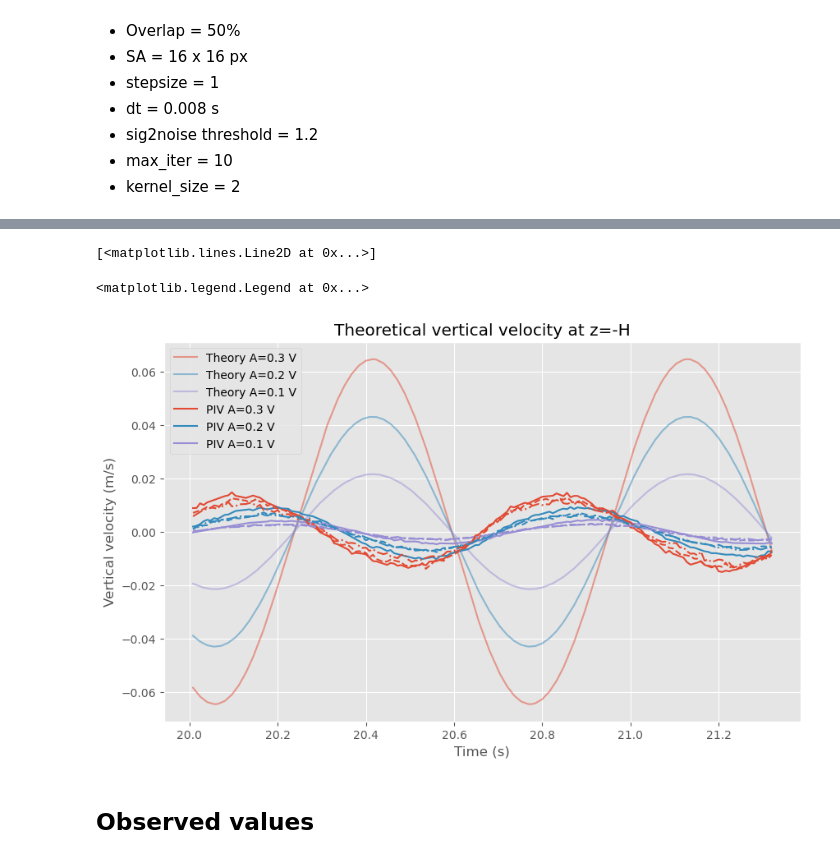
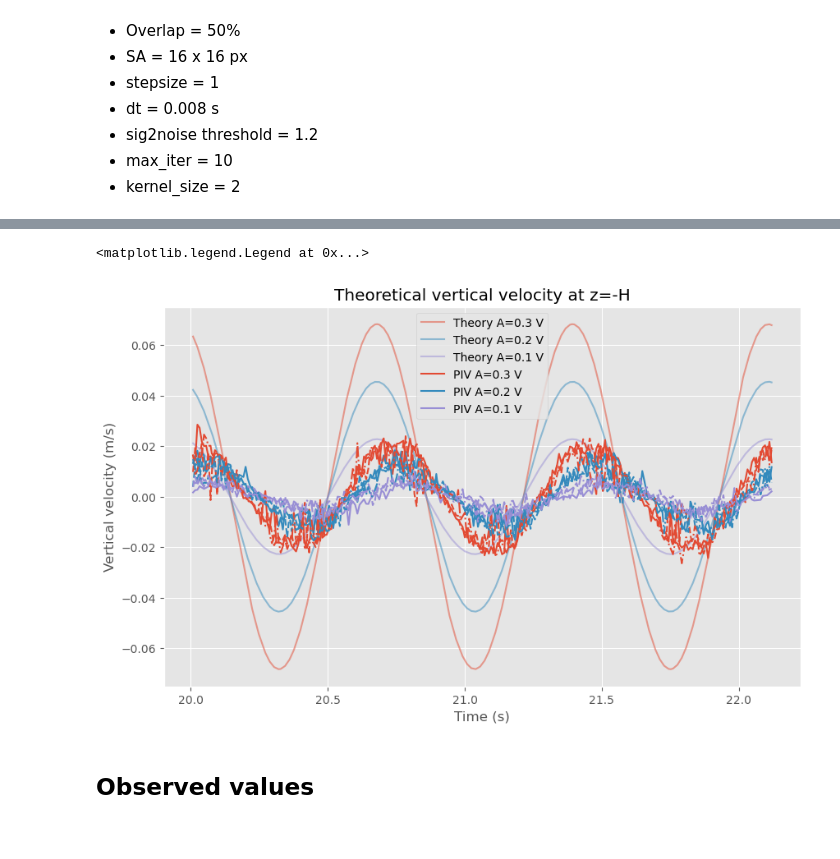
Before and after one commit to kjes4pres/Master_code, a Jupyter notebook: Lab/PIV/vertical_velocity.ipynb, the cells around one changed output, grey strips where cells are left out. Saved outputs shown, nothing was run; the diff lists cells and outputs as text; code cells hidden in the pictures.

```diff
--- a/Lab/PIV/vertical_velocity.ipynb
+++ b/Lab/PIV/vertical_velocity.ipynb
@@ -41,17 +39,17 @@ warnings.filterwarnings("ignore")
 # %%
 base_path = '/Users/kjesta/Desktop/LABDATA/PIV/Results/zoom/'
 # Results from PIV processing
-piv_a03_r1 = pd.read_csv(base_path + 'f14a03_zoom_res_r1.csv')
-piv_a03_r2 = pd.read_csv(base_path + 'f14a03_zoom_res_r2.csv')
+piv_a03_r1 = xr.open_dataset(base_path + 'f14a03_zoom_res_r1.nc')
+piv_a03_r2 = xr.open_dataset(base_path + 'f14a03_zoom_res_r2.nc')
 piv_a03_r3 = xr.open_dataset(base_path + 'f14a03_zoom_res_r3.nc')
 
-piv_a02_r1 = pd.read_csv(base_path + 'f14a02_zoom_res_r1.csv')
-piv_a02_r2 = pd.read_csv(base_path + 'f14a02_zoom_res_r2.csv')
-piv_a02_r3 = pd.read_csv(base_path + 'f14a02_zoom_res_r3.csv')
+piv_a02_r1 = xr.open_dataset(base_path + 'f14a02_zoom_res_r1.nc')
+piv_a02_r2 = xr.open_dataset(base_path + 'f14a02_zoom_res_r2.nc')
+piv_a02_r3 = xr.open_dataset(base_path + 'f14a02_zoom_res_r3.nc')
 
-piv_a01_r1 = pd.read_csv(base_path + 'f14a01_zoom_res_r1.csv')
-piv_a01_r2 = pd.read_csv(base_path + 'f14a01_zoom_res_r2.csv')
-piv_a01_r3 = pd.read_csv(base_path + 'f14a01_zoom_res_r3.csv')
+piv_a01_r1 = xr.open_dataset(base_path + 'f14a01_zoom_res_r1.nc')
+piv_a01_r2 = xr.open_dataset(base_path + 'f14a01_zoom_res_r2.nc')
+piv_a01_r3 = xr.open_dataset(base_path + 'f14a01_zoom_res_r3.nc')
 
 base_path = '/Users/kjesta/Desktop/LABDATA/Calculated_amps/'
 # Results from probe analysis
@@ -110 +89,5 @@ $\operatorname{Re}\{\bar{w}(z=-H)\} =  g\eta(D-H)\frac{[2\omega\alpha k - (12\nu
+# %%
+start = piv_a03_r1.time.values[0]
+end = piv_a03_r1.time.values[-1]
+time_piv = piv_a03_r1.time.values
 # %%
@@ -155,44 +135,40 @@ amp_01 = list(prb_a01['Amp_obs_P0'].values) + list(prb_a01_p['Amp_obs_P0'].value
 A03 = np.round(np.mean(amp_03), 3)
 A02 = np.round(np.mean(amp_02), 3)
 A01 = np.round(np.mean(amp_01), 3)
+# %%
+x_probe_pos = np.array([4.86, 6.69, 7.87, 9.15])
 # %%
-x = 8.06
+x = 8.06 - x_probe_pos[0]
 t = time_piv
 
 # Vertical velocity at z=-H
 w_bar_theory_a03 = vertical_velocity(A03, D, H, f, a_theory, k, h, x, t)
 w_bar_theory_a02 = vertical_velocity(A02, D, H, f, a_theory, k, h, x, t)
 w_bar_theory_a01 = vertical_velocity(A01, D, H, f, a_theory, k, h, x, t)
-# %%
-ax.plot(t, piv_a03_r1['w_bar'], color='C0', label='PIV A=0.3 V')
-ax.plot(t, piv_a02_r1['w_bar'], color='C1', label='PIV A=0.2 V')
-ax.plot(t, piv_a01_r1['w_bar'], color='C2', label='PIV A=0.1 V')
-# %% [output]
-[<matplotlib.lines.Line2D at 0x...>]
 # %%
 fig, ax = plt.subplots(figsize=(10, 6))
 ax.plot(t, w_bar_theory_a03, color='C0', label='Theory A=0.3 V', alpha=0.5)
 ax.plot(t, w_bar_theory_a02, color='C1', label='Theory A=0.2 V', alpha=0.5)
 ax.plot(t, w_bar_theory_a01, color='C2', label='Theory A=0.1 V', alpha=0.5)
 
-ax.plot(t, piv_a03_r1['w_bar'], color='C0', label='PIV A=0.3 V')
-ax.plot(t, piv_a02_r1['w_bar'], color='C1', label='PIV A=0.2 V')
-ax.plot(t, piv_a01_r1['w_bar'], color='C2', label='PIV A=0.1 V')
+ax.plot(t, piv_a03_r1['w'][:, -1], color='C0', label='PIV A=0.3 V')
+ax.plot(t, piv_a02_r1['w'][:, -1], color='C1', label='PIV A=0.2 V')
+ax.plot(t, piv_a01_r1['w'][:, -1], color='C2', label='PIV A=0.1 V')
 
-ax.plot(t, piv_a03_r2['w_bar'], color='C0', linestyle='--')
-ax.plot(t, piv_a02_r2['w_bar'], color='C1', linestyle='--')
-ax.plot(t, piv_a01_r2['w_bar'], color='C2', linestyle='--')
+ax.plot(t, piv_a03_r2['w'][:, -1], color='C0', linestyle='--')
+ax.plot(t, piv_a02_r2['w'][:, -1], color='C1', linestyle='--')
+ax.plot(t, piv_a01_r2['w'][:, -1], color='C2', linestyle='--')
 
-ax.plot(t, piv_a03_r3['w_bar'], color='C0', linestyle='-.')
-ax.plot(t, piv_a02_r3['w_bar'], color='C1', linestyle='-.')
-ax.plot(t, piv_a01_r3['w_bar'], color='C2', linestyle='-.')
+ax.plot(t, piv_a03_r3['w'][:, -1], color='C0', linestyle='-.')
+ax.plot(t, piv_a02_r3['w'][:, -1], color='C1', linestyle='-.')
+ax.plot(t, piv_a01_r3['w'][:, -1], color='C2', linestyle='-.')
 
 ax.set_xlabel('Time (s)')
 ax.set_ylabel('Vertical velocity (m/s)')
 ax.set_title('Theoretical vertical velocity at z=-H')
 ax.legend()
 # %% [output]
 <matplotlib.legend.Legend at 0x...>
-[figure, old version]
+[figure, new version]
 # %% [markdown]
 ## Observed values
```
Also changed, not shown: parts of 19 cells of this notebook, 8 other files.
